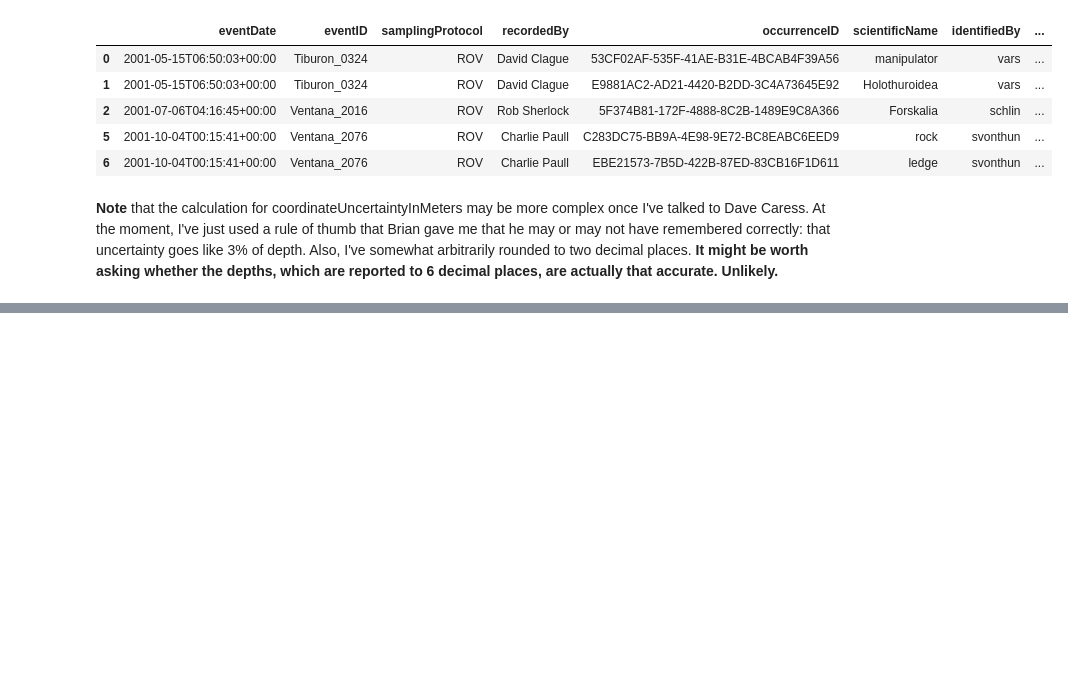
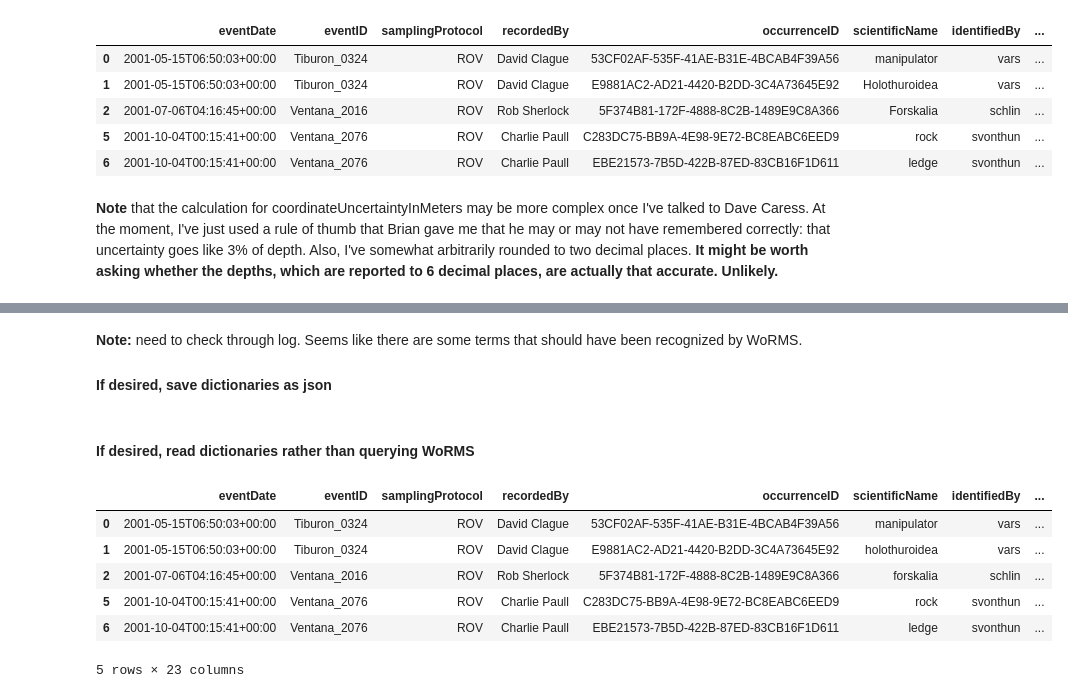
Before and after one commit to CeNCOOS/VARS, a Jupyter notebook: VARS_2001_conversion.ipynb, the cells around one changed output, grey strips where cells are left out. Drawn from its saved outputs; the diff is of its cells as text; code cells hidden in the pictures; blank space fills up the shorter version.

```diff
--- a/VARS_2001_conversion.ipynb
+++ b/VARS_2001_conversion.ipynb
@@ -334,13 +347,13 @@ converted.head()
 # %% [markdown]
 **Note** that the calculation for coordinateUncertaintyInMeters may be more complex once I've talked to Dave Caress. At the moment, I've just used a rule of thumb that Brian gave me that he may or may not have remembered correctly: that uncertainty goes like 3% of depth. Also, I've somewhat arbitrarily rounded to two decimal places. **It might be worth asking whether the depths, which are reported to 6 decimal places, are actually that accurate. Unlikely.**
 # %%
-## Get a list of unique species names
+# ## Get a list of unique species names
 
-converted['scientificName'] = [name.lower().strip() for name in converted['scientificName']]
-names = converted['scientificName'].unique()
+# converted['scientificName'] = [name.lower().strip() for name in converted['scientificName']]
+# names = converted['scientificName'].unique()
 # %%
-%%time
+# %%capture cap --no-stderr --no-display
 
-## Look up names in WoRMS and save matched name, name ID and taxon ID to dicts ----- TAKES ~ 15 MINUTES TO DO THE ENTIRE NAMES LIST
+# ## Look up names in WoRMS and save matched name, name ID and taxon ID to dicts ----- TAKES ~ 15 MINUTES TO DO THE ENTIRE NAMES LIST
 
-name_id_dic, name_dic, id_dic = WoRMS.run_get_worms_from_scientific_name(names)
+# name_id_dic, name_dic, id_dic = WoRMS.run_get_worms_from_scientific_name(names, verbose_flag=True)
@@ -388,0 +365,4 @@ array(['manipulator', 'holothuroidea', 'forskalia', 'rock', 'ledge',
+# %% [markdown]
+**Note:** need to check through log. Seems like there are some terms that should have been recognized by WoRMS.
+
+#### If desired, save dictionaries as json
@@ -388,0 +380,35 @@ array(['manipulator', 'holothuroidea', 'forskalia', 'rock', 'ledge',
+# %% [markdown]
+#### If desired, read dictionaries rather than querying WoRMS
+# %%
+## Load dictionaries
+
+with open('VARS_2001_name_id_dict.json') as f:
+  name_id_dic = json.load(f)
+
+with open('VARS_2001_name_name_dict.json') as f:
+  name_dic = json.load(f)
+
+with open('VARS_2001_name_taxid_dict.json') as f:
+  id_dic = json.load(f)
+# %%
+## Create columns from WoRMS data
+
+# Create scientificNameID column with the same content as scientificName - strip to ensure no whitespace
+converted['scientificNameID'] = converted['scientificName'].str.strip()
+
+# Use dictionary to replace scientific names with name IDs
+converted.replace({'scientificNameID':name_id_dic}, inplace=True)
+
+# Repeat to create taxonID
+converted['taxonID'] = converted['scientificName'].str.strip()
+converted.replace({'taxonID':id_dic}, inplace=True)
+
+converted.head()
+# %% [output]
+|  | eventDate | eventID | samplingProtocol | recordedBy | occurrenceID | scientificName | identifiedBy | ... |
+| 0 | 2001-05-15T06:50:03+00:00 | Tiburon_0324 | ROV | David Clague | 53CF02AF-535F-41AE-B31E-4BCAB4F39A56 | manipulator | vars | ... |
+| 1 | 2001-05-15T06:50:03+00:00 | Tiburon_0324 | ROV | David Clague | E9881AC2-AD21-4420-B2DD-3C4A73645E92 | holothuroidea | vars | ... |
+| 2 | 2001-07-06T04:16:45+00:00 | Ventana_2016 | ROV | Rob Sherlock | 5F374B81-172F-4888-8C2B-1489E9C8A366 | forskalia | schlin | ... |
+| 5 | 2001-10-04T00:15:41+00:00 | Ventana_2076 | ROV | Charlie Paull | C283DC75-BB9A-4E98-9E72-BC8EABC6EED9 | rock | svonthun | ... |
+| 6 | 2001-10-04T00:15:41+00:00 | Ventana_2076 | ROV | Charlie Paull | EBE21573-7B5D-422B-87ED-83CB16F1D611 | ledge | svonthun | ... |
+5 rows × 23 columns
```
Also changed, not shown: parts of 23 cells of this notebook.
